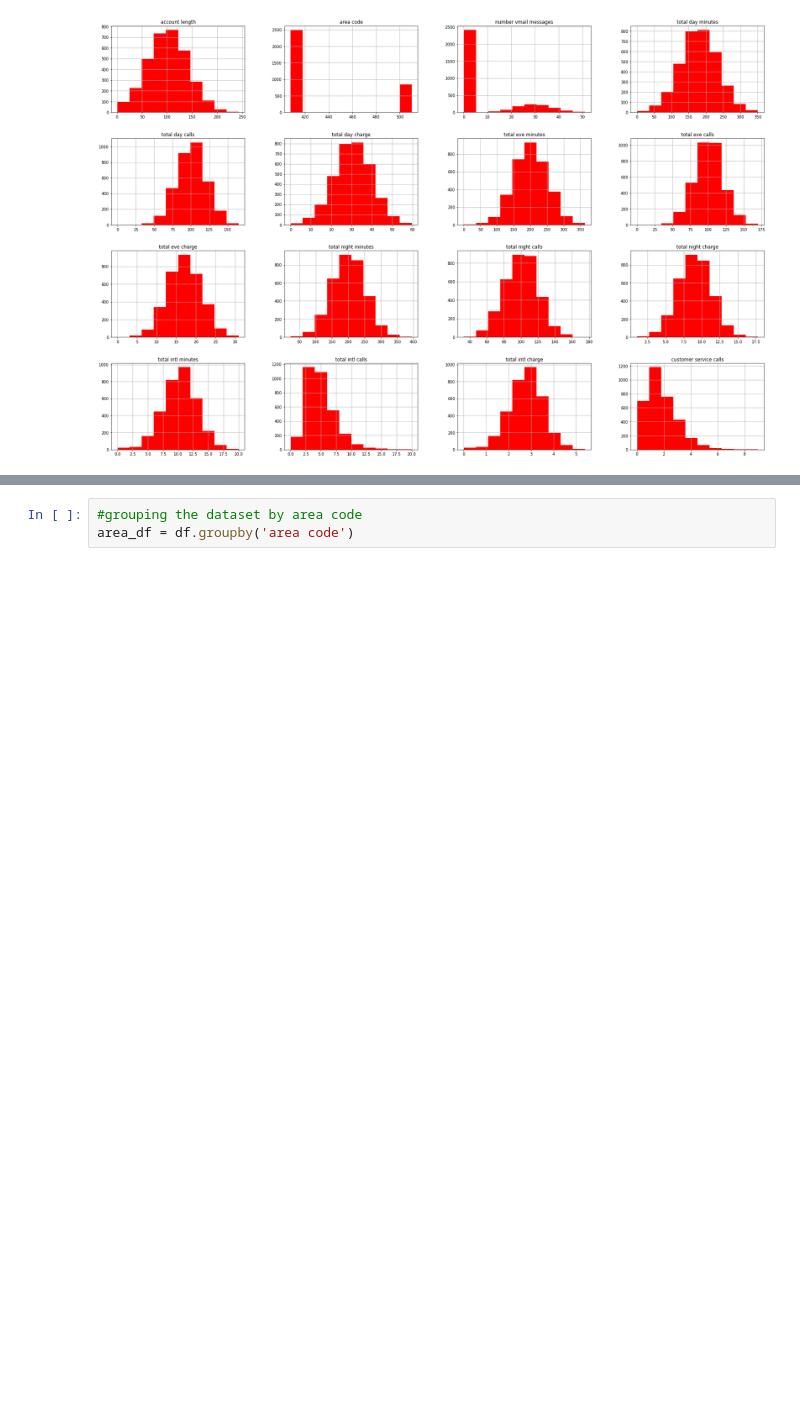
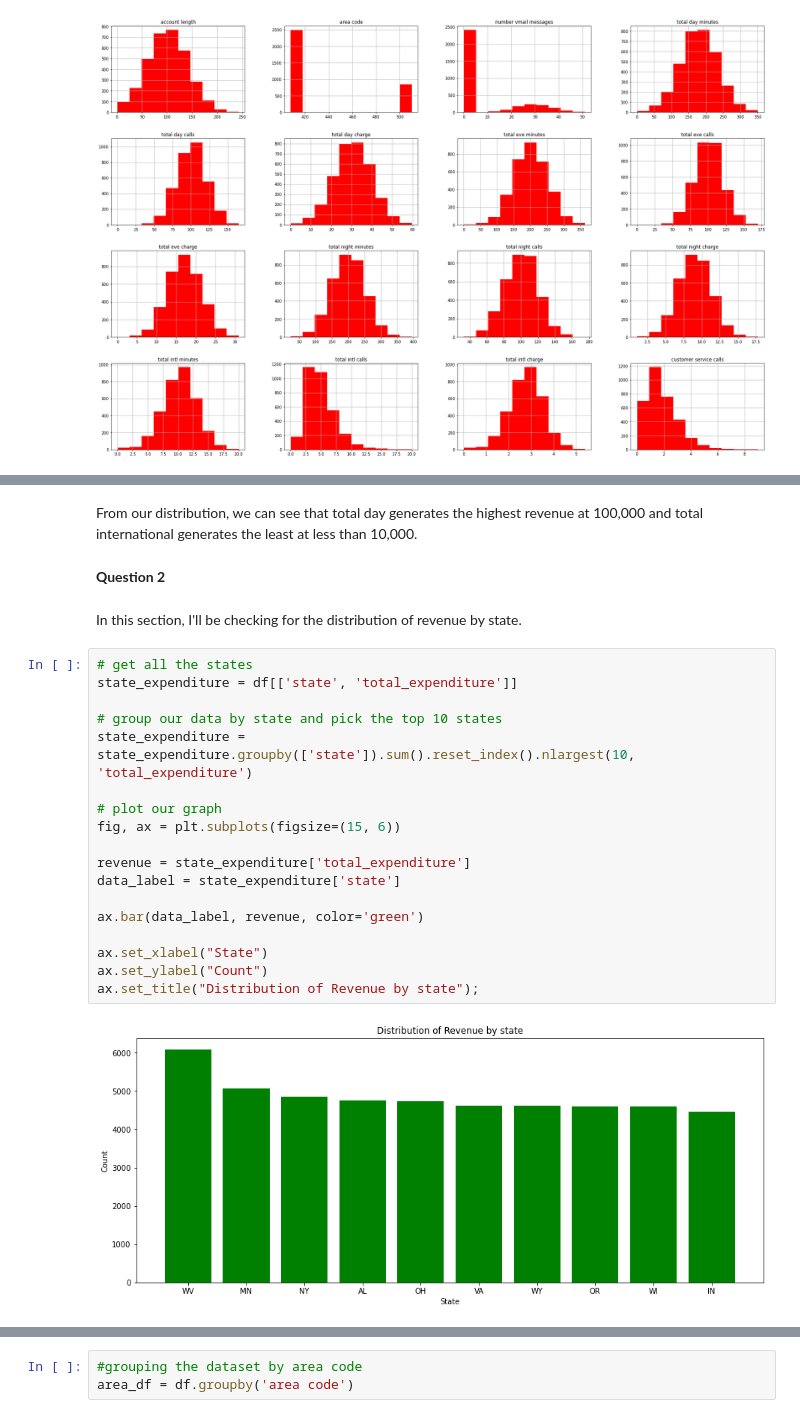
Before and after one commit to IvyNjoroge/PHASE-3-PROJECT, a Jupyter notebook: Syriatel.ipynb, the cells around one changed output, grey strips where cells are left out. Drawn from its saved outputs; the diff is of its cells as text; blank space fills up the shorter version.

```diff
--- a/Syriatel.ipynb
+++ b/Syriatel.ipynb
@@ -181,0 +242,26 @@ categoric_cols = ['state','area code',
+# %% [markdown]
+From our distribution, we can see that total day generates the highest revenue at 100,000 and total international generates the least at less than 10,000.
+# %% [markdown]
+**Question 2**
+# %% [markdown]
+In this section, I'll be checking for the distribution of revenue by state.
+# %%
+# get all the states
+state_expenditure = df[['state', 'total_expenditure']]
+
+# group our data by state and pick the top 10 states
+state_expenditure = state_expenditure.groupby(['state']).sum().reset_index().nlargest(10, 'total_expenditure')
+
+# plot our graph
+fig, ax = plt.subplots(figsize=(15, 6))
+
+revenue = state_expenditure['total_expenditure']
+data_label = state_expenditure['state']
+
+ax.bar(data_label, revenue, color='green')
+
+ax.set_xlabel("State")
+ax.set_ylabel("Count")
+ax.set_title("Distribution of Revenue by state");
+# %% [output]
+[figure, added]
```
Also changed, not shown: parts of 63 cells of this notebook, 2 other files.
